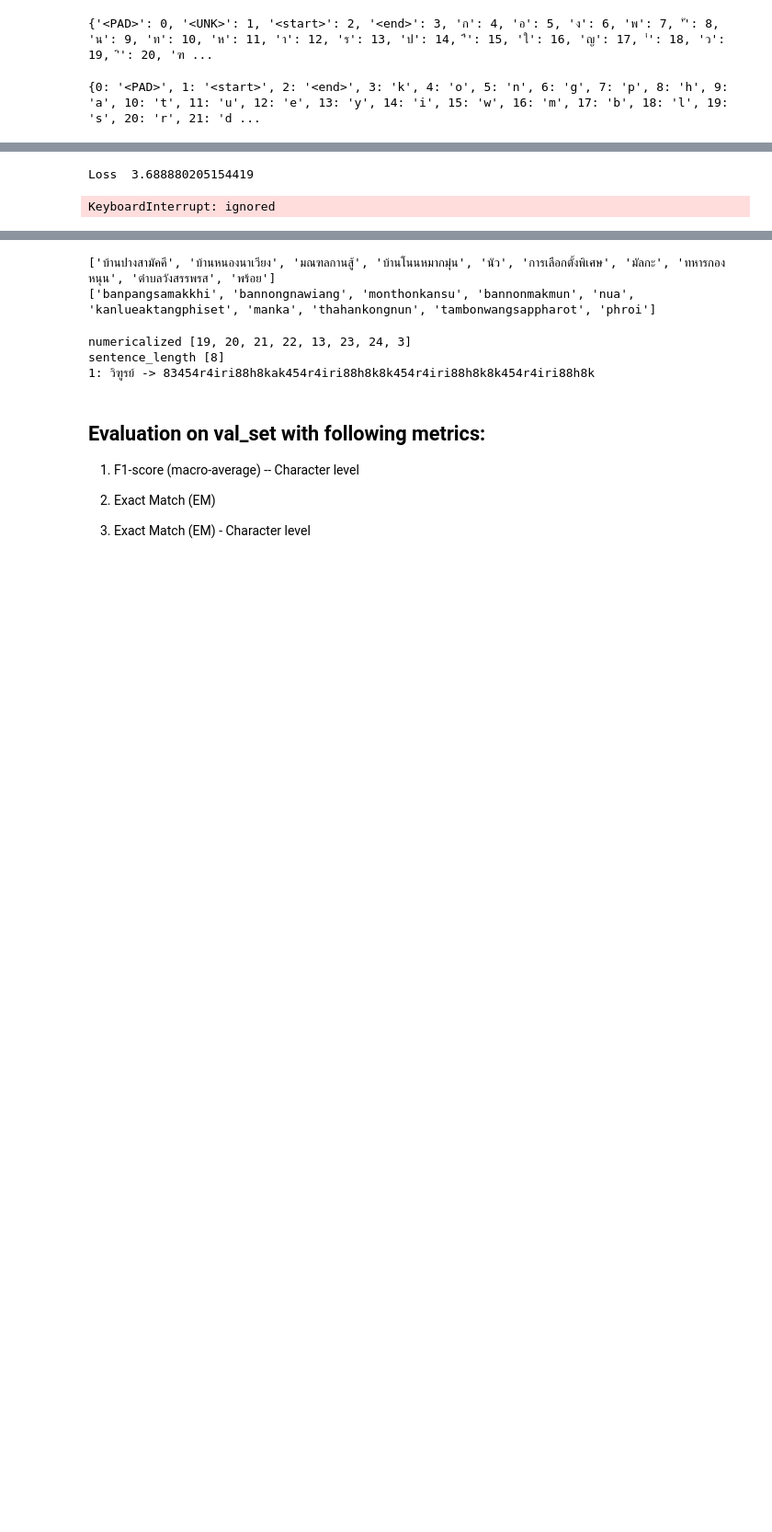
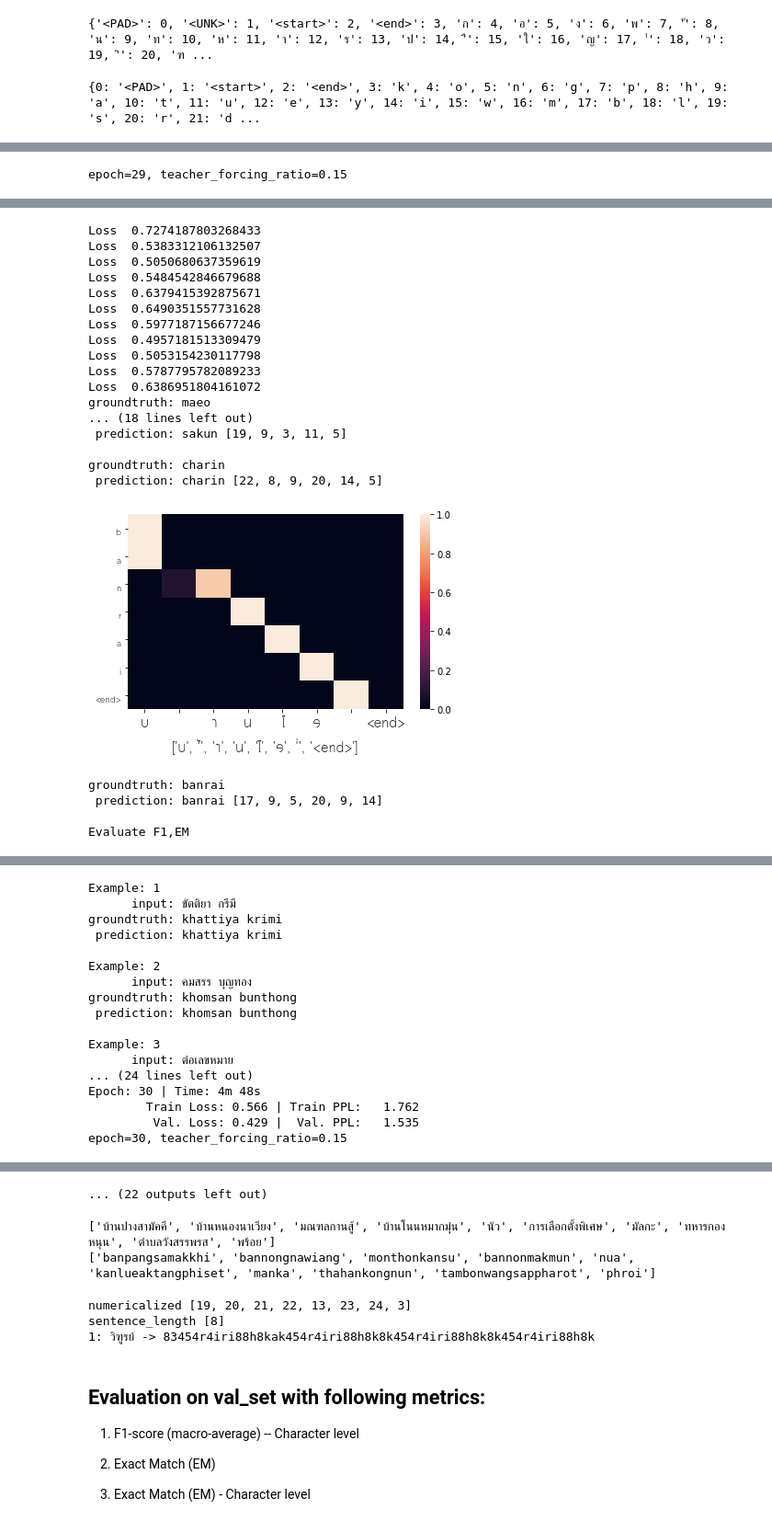
Before and after one commit to artificiala/thai-romanization, a Jupyter notebook: notebook/thai_romanize_pytorch_seq2seq_attention.ipynb, the cells around one changed output, grey strips where cells are left out. Shown: that part at 92% size. Saved outputs shown, nothing was run; the diff lists cells and outputs as text; code cells hidden in the pictures; blank space fills up the shorter version.

```diff
--- a/notebook/thai_romanize_pytorch_seq2seq_attention.ipynb
+++ b/notebook/thai_romanize_pytorch_seq2seq_attention.ipynb
@@ -638,7 +859,7 @@ class Seq2Seq(nn.Module):
 Initializae model
 # %%
 SEED = 0
-BATCH_SIZE = 256
+BATCH_SIZE = 512
 
 TRAIN_RATIO = 0.8
 
@@ -746,7 +981,7 @@ criterion = nn.CrossEntropyLoss(ignore_index = 0)
 ## Training
 # %%
 print_loss_every = 100
-# teacher_forcing_ratio = 0.0
+teacher_forcing_ratio = 0.5
 
 def train(model, iterator, optimizer, criterion, clip, teacher_forcing_ratio=0.5):
 
@@ -763,16 +998,16 @@ def train(model, iterator, optimizer, criterion, clip, teacher_forcing_ratio=0.5
         # output: (MAX_LENGTH , batch_size , target_vocab_size)
         target_seq = batch['target_tensor']
 
-        output = model(source_seq, source_seq_len, target_seq, teacher_forcing_ratio=teacher_forcing_ratio)
+        output, _ = model(source_seq, source_seq_len, target_seq, teacher_forcing_ratio=teacher_forcing_ratio)
 
         # target_seq -> (MAX_LENGTH , batch_size)
         target_seq = target_seq.transpose(0, 1)
 
-        # target_seq -> ((MAX_LENGTH - 1) * batch_size)
-        target_seq = target_seq[1:].contiguous().view(-1)
+        # target_seq -> ((MAX_LENGTH) * batch_size)
+        target_seq = target_seq[0:].contiguous().view(-1)
 
-        # output -> ((MAX_LENGTH -1) * batch_size, target_vocab_size)
-        output = output[1:].view(-1, output.shape[-1])
+        # output -> ((MAX_LENGTH ) * batch_size, target_vocab_size)
+        output = output[0:].view(-1, output.size(-1))
 
         loss = criterion(output, target_seq)
 
@@ -788,6 +1023,7 @@ def train(model, iterator, optimizer, criterion, clip, teacher_forcing_ratio=0.5
         epoch_loss += loss.item()
 
 
+
     return epoch_loss / len(iterator)
 # %%
 def evaluate(model, iterator, criterion):
@@ -899,37 +1168,63 @@ char_2_ix, ix_2_char, target_char_to_ix, ix_to_target_char = thai_romanization_d
 # %%
 N_EPOCHS = 50
 CLIP = 5
 
-best_valid_loss = float('inf')
+best_em_score = float('0.784')
+teacher_forcing_ratio = 0.15
 
-for epoch in range(1, N_EPOCHS):
+for epoch in range(29, N_EPOCHS):
+    print('epoch={}, teacher_forcing_ratio={}'.format(epoch, teacher_forcing_ratio))
     model.train()
     start_time = time.time()
-
-    train_loss = train(model, train_dataset_loader, optimizer, criterion, CLIP, teacher_forcing_ratio=0.5)
+    train_loss = train(model, train_dataset_loader, optimizer, criterion, CLIP, teacher_forcing_ratio=teacher_forcing_ratio)
+    teacher_forcing_ratio = max(teacher_forcing_ratio-0.000, 0.0)
     valid_loss = evaluate(model, val_dataset_loader, criterion)
     if epoch % 1 == 0:
         show_inference_example(model,
                ["แมว", "บ้านไร่", "สุนัข", "นก", "ความอิ่ม", "กานต์ ณรงค์", "สกุนต์", "ชารินทร์"],
                ["maeo", "banrai", "sunak", "nok", "khwam-im", "kan narong", "sakun", "charin"],
                char_2_ix, ix_2_char, target_char_to_ix, ix_to_target_char)
 
+        show_inference_example_attn(model, ['บ้านไร่'],  ['banrai'] ,char_2_ix, ix_2_char, target_char_to_ix, ix_to_target_char)
+
         print('Evaluate F1,EM')
 
-        evaluate_inference(model, val_indices[:500])
+        f1_macro_average, em_score, em_char_score, _ = evaluate_inference(model, val_indices[:500])
 
     end_time = time.time()
 
     epoch_mins, epoch_secs = epoch_time(start_time, end_time)
 
-    if valid_loss < best_valid_loss:
-        best_valid_loss = valid_loss
-        save_model('thai2rom-pytorch.attn.v6', epoch, best_valid_loss, model)
+    if em_score > best_em_score:
+        best_em_score = em_score
+        print('save best model em score={} at epoch={}'.format(em_score, epoch))
+        save_model('thai2rom-pytorch.attn.v8', epoch, best_em_score, model)
 
     print(f'Epoch: {epoch+1:02} | Time: {epoch_mins}m {epoch_secs}s')
     print(f'\tTrain Loss: {train_loss:.3f} | Train PPL: {math.exp(train_loss):7.3f}')
     print(f'\t Val. Loss: {valid_loss:.3f} |  Val. PPL: {math.exp(valid_loss):7.3f}')
 # %% [output]
+epoch=29, teacher_forcing_ratio=0.15
 [interactive output not drawn]
-Loss  3.688880205154419
-KeyboardInterrupt: ignored
+Loss  0.7274187803268433
+Loss  0.5383312106132507
+Loss  0.5050680637359619
+Loss  0.5484542846679688
+Loss  0.6379415392875671
+Loss  0.6490351557731628
+Loss  0.5977187156677246
+Loss  0.4957181513309479
+Loss  0.5053154230117798
+Loss  0.5787795782089233
+Loss  0.6386951804161072
+groundtruth: maeo
+... (18 lines left out)
+ prediction: sakun [19, 9, 3, 11, 5]
+
+groundtruth: charin
+ prediction: charin [22, 8, 9, 20, 14, 5]
+[figure, added]
+groundtruth: banrai
+ prediction: banrai [17, 9, 5, 20, 9, 14]
+
+Evaluate F1,EM
@@ -935,0 +1232,17 @@ KeyboardInterrupt: ignored
+Example: 1
+      input: ขัตติยา กรีมี
+groundtruth: khattiya krimi
+ prediction: khattiya krimi
+
+Example: 2
+      input: คมสรร บุญทอง
+groundtruth: khomsan bunthong
+ prediction: khomsan bunthong
+
+Example: 3
+      input: ต่อเลขหมาย
+... (24 lines left out)
+Epoch: 30 | Time: 4m 48s
+        Train Loss: 0.566 | Train PPL:   1.762
+         Val. Loss: 0.429 |  Val. PPL:   1.535
+epoch=30, teacher_forcing_ratio=0.15
@@ -935,0 +1273 @@ KeyboardInterrupt: ignored
+... (22 outputs left out)
```
Also changed, not shown: parts of 32 cells of this notebook, 33 other files.
